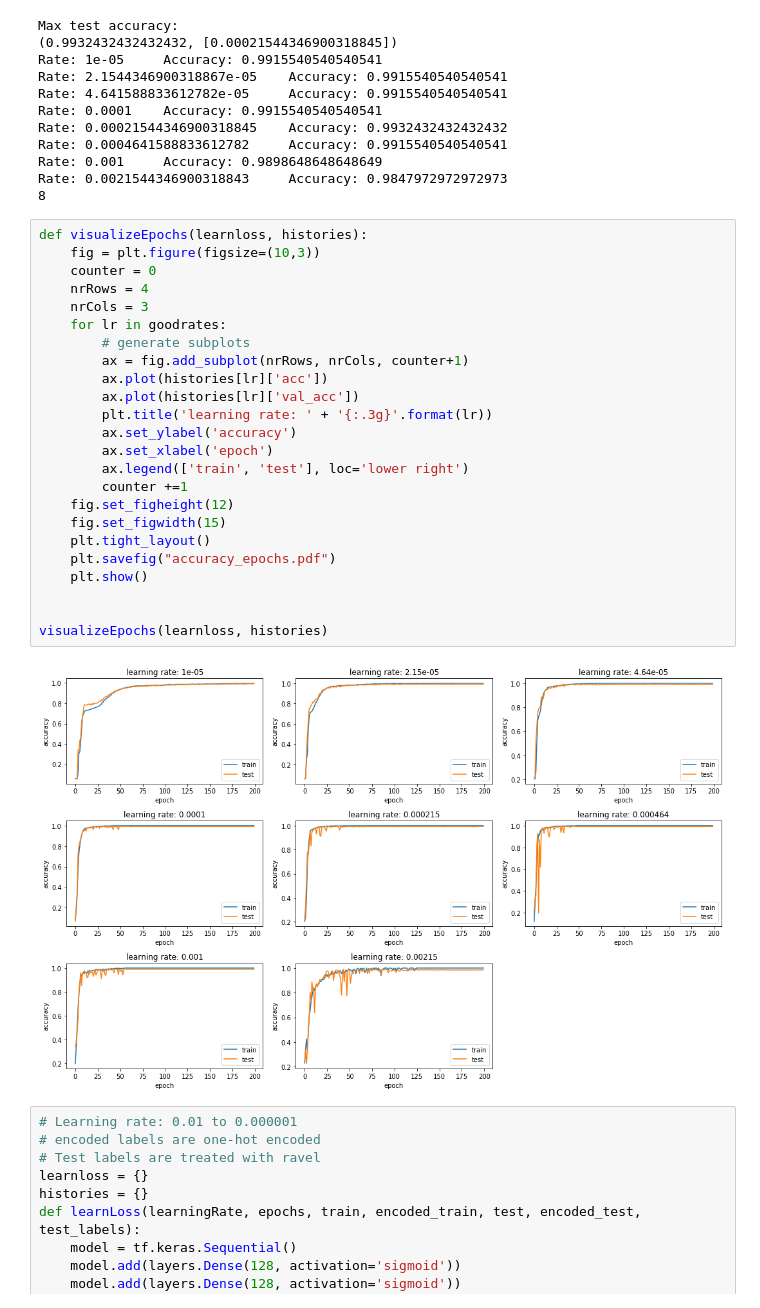
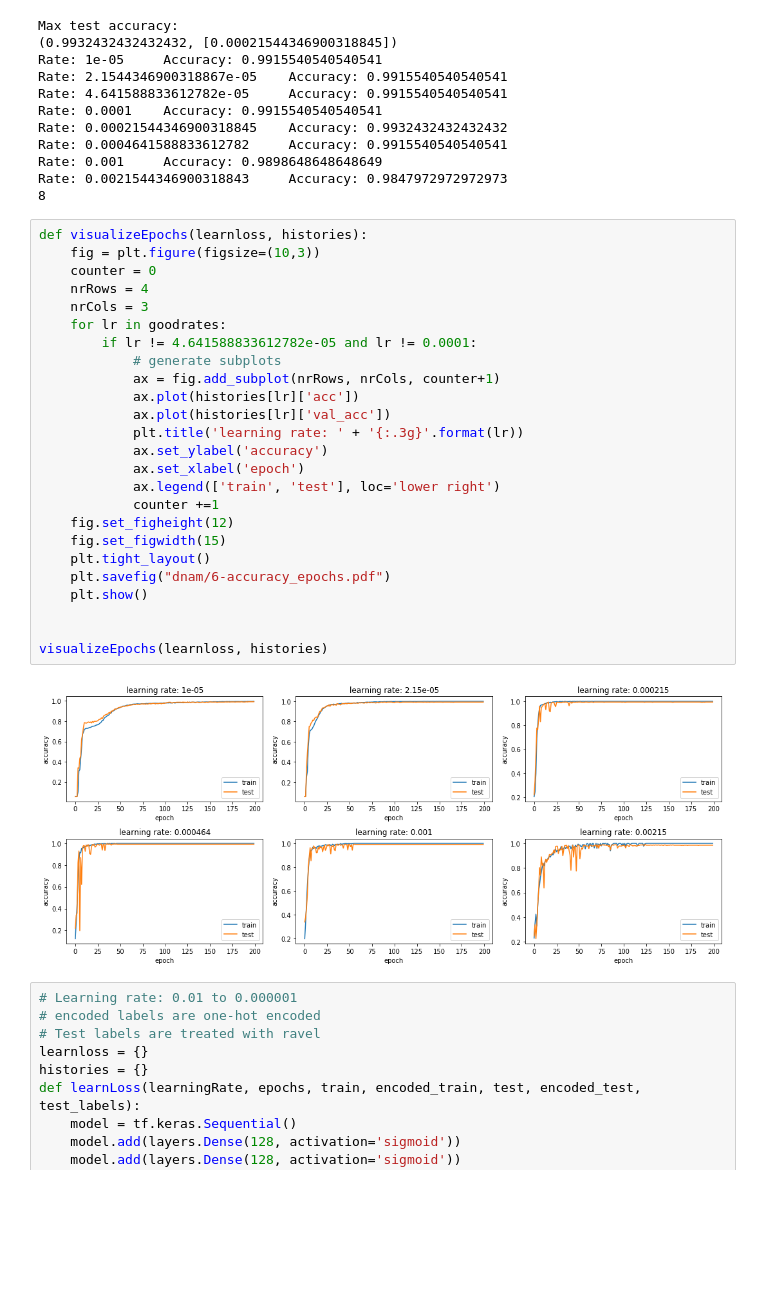
Before and after one commit to programmingprincess/tumor-origin, a Jupyter notebook: analysis-dnam.ipynb, the cells around one changed output. Cells and saved outputs as stored; diff of their text form; blank space fills up the shorter version.

```diff
--- a/analysis-dnam.ipynb
+++ b/analysis-dnam.ipynb
@@ -105,29 +105,30 @@ Rate: 0.0021544346900318843     Accuracy: 0.9847972972972973
 # %%
 def visualizeEpochs(learnloss, histories):
     fig = plt.figure(figsize=(10,3))
     counter = 0
     nrRows = 4
     nrCols = 3
     for lr in goodrates:
-        # generate subplots
-        ax = fig.add_subplot(nrRows, nrCols, counter+1)
-        ax.plot(histories[lr]['acc'])
-        ax.plot(histories[lr]['val_acc'])
-        plt.title('learning rate: ' + '{:.3g}'.format(lr))
-        ax.set_ylabel('accuracy')
-        ax.set_xlabel('epoch')
-        ax.legend(['train', 'test'], loc='lower right')
-        counter +=1
+        if lr != 4.641588833612782e-05 and lr != 0.0001:
+            # generate subplots
+            ax = fig.add_subplot(nrRows, nrCols, counter+1)
+            ax.plot(histories[lr]['acc'])
+            ax.plot(histories[lr]['val_acc'])
+            plt.title('learning rate: ' + '{:.3g}'.format(lr))
+            ax.set_ylabel('accuracy')
+            ax.set_xlabel('epoch')
+            ax.legend(['train', 'test'], loc='lower right')
+            counter +=1
     fig.set_figheight(12)
     fig.set_figwidth(15)
     plt.tight_layout()
-    plt.savefig("accuracy_epochs.pdf")
+    plt.savefig("dnam/6-accuracy_epochs.pdf")
     plt.show()
 
 
 visualizeEpochs(learnloss, histories)
 # %% [output]
-[figure, old version]
+[figure, new version]
 # %%
 # Learning rate: 0.01 to 0.000001
 # encoded labels are one-hot encoded
```
Also changed, not shown: 3 other files.
